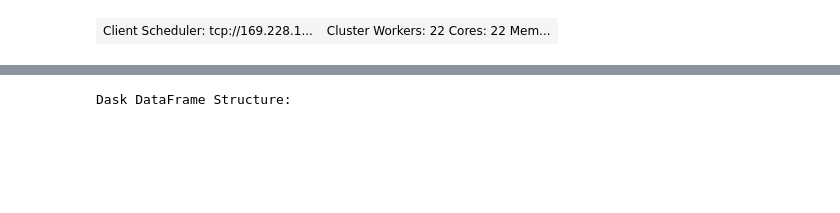
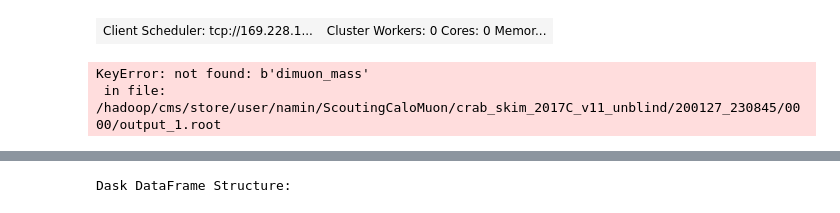
Before and after one commit to leonardogiannini/scouting, a Jupyter notebook: analysis/plotwithdask.ipynb, the cells around one changed output, grey strips where cells are left out. Drawn from its saved outputs; the diff is of its cells as text; code cells hidden in the pictures; blank space fills up the shorter version.

```diff
--- a/analysis/plotwithdask.ipynb
+++ b/analysis/plotwithdask.ipynb
@@ -22,23 +22,29 @@ from yahist import Hist1D, Hist2D
 # %%
 set_plotting_style()
 # %%
-client = Client("tcp://169.228.130.74:3223")
+client = Client("tcp://169.228.130.74:17252")
 client
 # %% [output]
-| Client Scheduler: tcp://169.228.1... | Cluster Workers: 22 Cores: 22 Mem... |
+| Client Scheduler: tcp://169.228.1... | Cluster Workers: 0 Cores: 0 Memor... |
 # %%
-fnames = glob.glob("/hadoop/cms/store/user/namin/ProjectMetis/ScoutingCaloMuon_Run2018skim_2018C_v9_unblind1fb_RAW_v10/*.root")
+# fnames = glob.glob("/hadoop/cms/store/user/namin/ProjectMetis/ScoutingCaloMuon_Run2018skim_2018C_v11_unblind1fb_RAW_v11//*.root")
+fnames = glob.glob("/hadoop/cms/store/user/namin/ScoutingCaloMuon/*_unblind/*/*/*.root")
 # fnames = fnames[:5]
 
-branches = ["dimuon_mass", "pass_*","logabsetaphi","DV_rhoCorr","DV_x","DV_y"]
+branches = ["dimuon_mass", "pass_*","logabsetaphi","DV_rhoCorr","DV_x","DV_y", "minabsdxy", "Muon_*PixelHits", "DV_inPixel*"]
 # cut = "pass_baseline_iso"
-cut = "pass_skim"
-# cut = "pass_baseline"
+# cut = "pass_skim"
+cut = "pass_baseline"
 
-ddf = make_df_dask(
+ddf = make_df(
     fnames,
     branches = branches,
     cut = cut,
     chunksize = 1e6,
     persist = True,
+    use_dask = True,
+    npartitions = len(fnames)//3,
 )
+# %% [output]
+KeyError: not found: b'dimuon_mass'
+ in file: /hadoop/cms/store/user/namin/ScoutingCaloMuon/crab_skim_2017C_v11_unblind/200127_230845/0000/output_1.root
```
Also changed, not shown: parts of 16 cells of this notebook, 31 other files.
